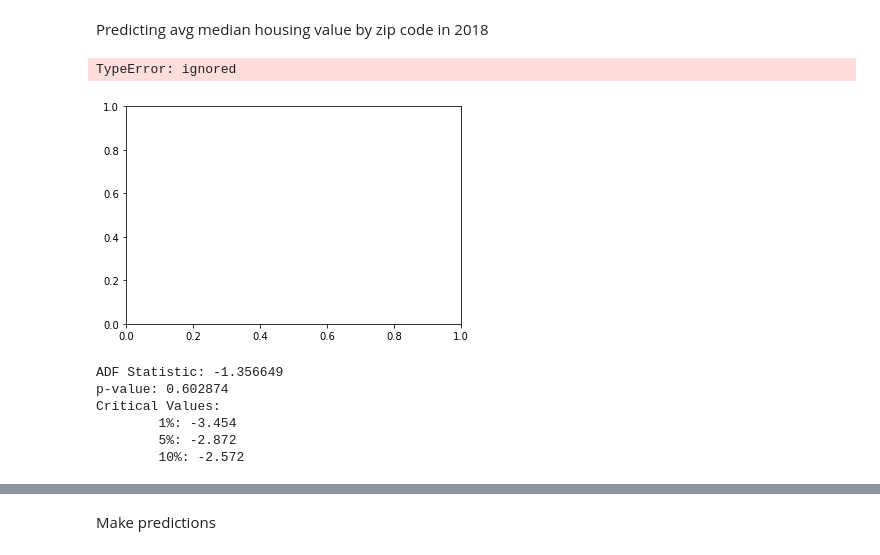
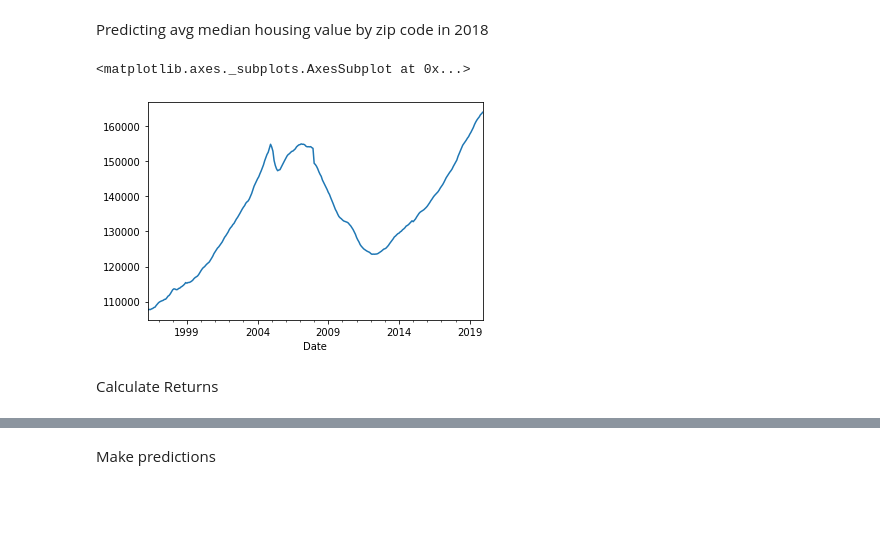
Before and after one commit to vksyr/IST718, a Jupyter notebook: Lab2.ipynb, the cells around one changed output, grey strips where cells are left out. Drawn from its saved outputs; the diff is of its cells as text; code cells hidden in the pictures; blank space fills up the shorter version.

```diff
--- a/Lab2.ipynb
+++ b/Lab2.ipynb
@@ -99,26 +120,11 @@ df['zip_median'] = df.median(axis=1)
+# %%
+all_homes = getSeries(homes)
+syr_homes = getSeries(homes[(homes.City=='Syracuse') & (homes.State=='NY')])
 # %%
 # Is stationary? Visualize.
-df['zip_median'].plot() # Dont see seasonality.
+all_homes['zip_median'].plot() # Dont see seasonality.
 # %% [output]
-TypeError: ignored
+<matplotlib.axes._subplots.AxesSubplot at 0x...>
-[figure, old version]
+[figure, new version]
-# %%
-# Is stationary? Run AD FUller -> NO, p-value > .05
-X = df['zip_median'].values
-X = X.astype('float32')
-
-result = adfuller(X)
-
-print('ADF Statistic: %f' % result[0])
-print('p-value: %f' % result[1])
-print('Critical Values:')
-
-for key, value in result[4].items():
-	print('\t%s: %.3f' % (key, value))
-# %% [output]
-ADF Statistic: -1.356649
-p-value: 0.602874
-Critical Values:
-        1%: -3.454
-        5%: -2.872
-        10%: -2.572
+# %% [markdown]
+Calculate Returns
```
Also changed, not shown: parts of 29 cells of this notebook.
